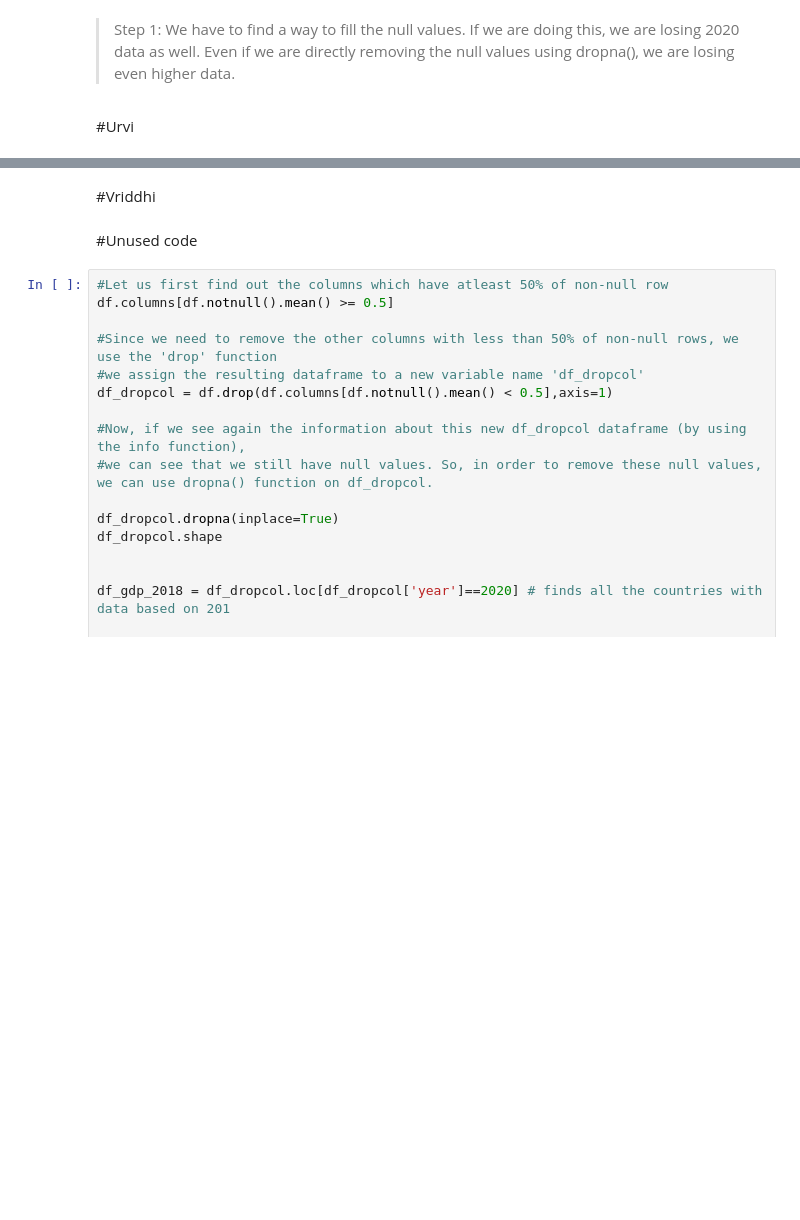
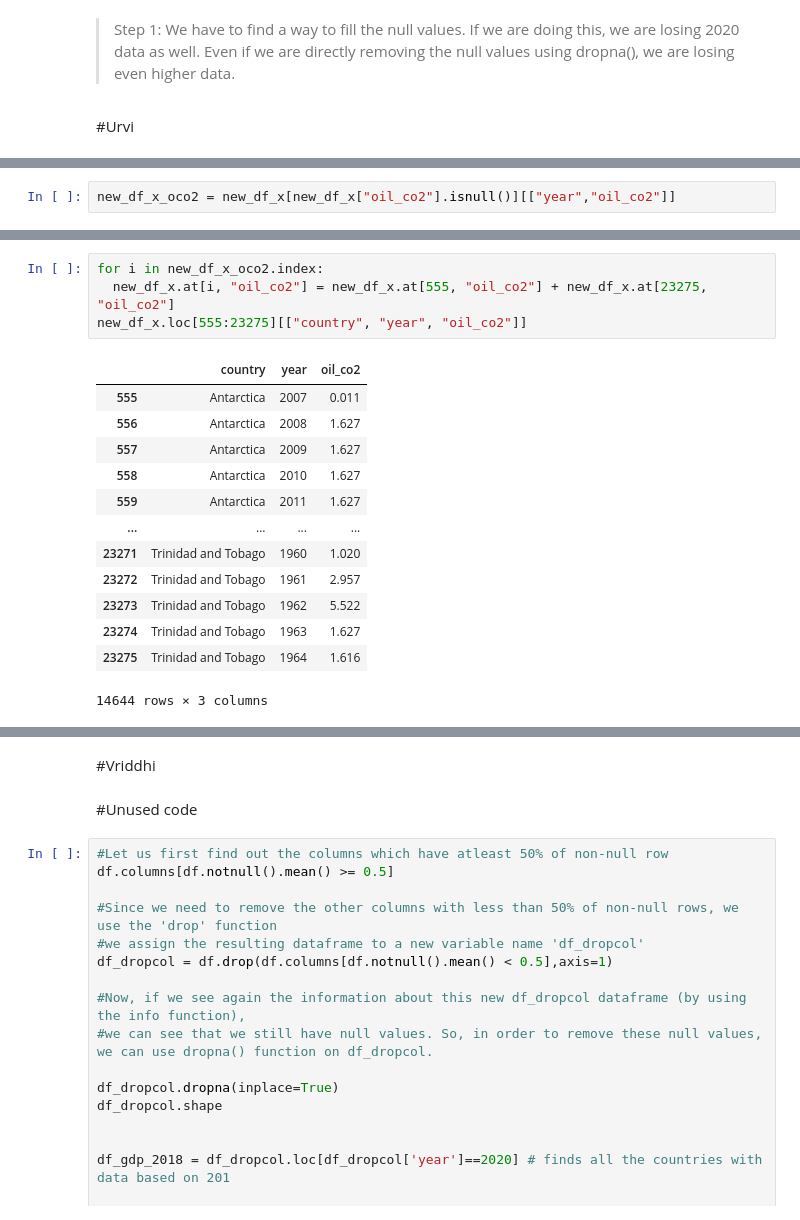
Before and after one commit to sheetal1996/Eco-lution, a Jupyter notebook: 575DataCleanign.ipynb, the cells around one changed output, grey strips where cells are left out. Cells and saved outputs as stored; diff of their text form; blank space fills up the shorter version.

```diff
--- a/575DataCleanign.ipynb
+++ b/575DataCleanign.ipynb
@@ -146 +156,3 @@ population                     1355
 dtype: int64
+# %%
+new_df_x_oco2 = new_df_x[new_df_x["oil_co2"].isnull()][["year","oil_co2"]]
@@ -146,0 +175,18 @@ dtype: int64
+# %%
+for i in new_df_x_oco2.index:
+  new_df_x.at[i, "oil_co2"] = new_df_x.at[555, "oil_co2"] + new_df_x.at[23275, "oil_co2"]
+new_df_x.loc[555:23275][["country", "year", "oil_co2"]]
+# %% [output]
+|  | country | year | oil_co2 |
+| 555 | Antarctica | 2007 | 0.011 |
+| 556 | Antarctica | 2008 | 1.627 |
+| 557 | Antarctica | 2009 | 1.627 |
+| 558 | Antarctica | 2010 | 1.627 |
+| 559 | Antarctica | 2011 | 1.627 |
+| ... | ... | ... | ... |
+| 23271 | Trinidad and Tobago | 1960 | 1.020 |
+| 23272 | Trinidad and Tobago | 1961 | 2.957 |
+| 23273 | Trinidad and Tobago | 1962 | 5.522 |
+| 23274 | Trinidad and Tobago | 1963 | 1.627 |
+| 23275 | Trinidad and Tobago | 1964 | 1.616 |
+14644 rows × 3 columns
```
Also changed, not shown: parts of 23 cells of this notebook.
